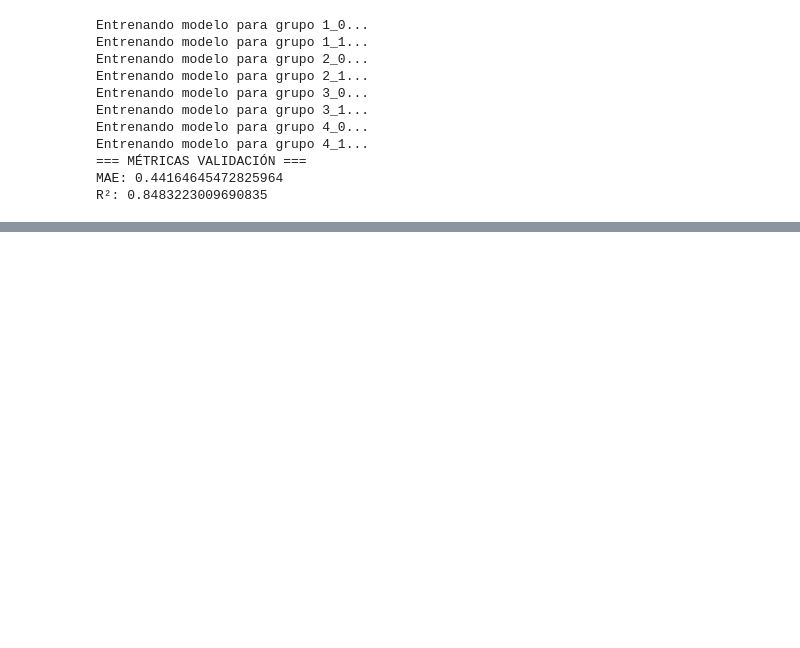
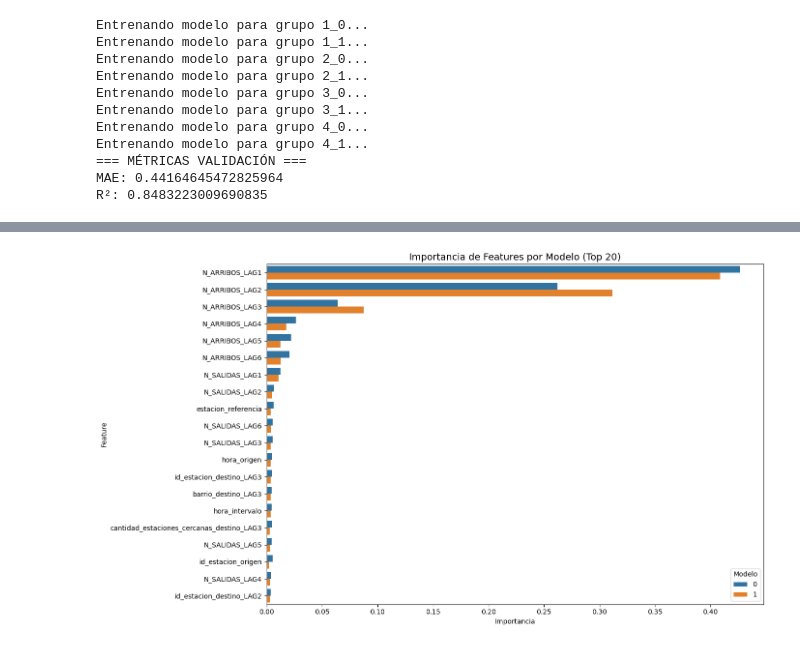
Before and after one commit to athinasalimm/FINAL_ML, a Jupyter notebook: random_forest.ipynb, the cells around one changed output, grey strips where cells are left out. Saved outputs shown, nothing was run; the diff lists cells and outputs as text; code cells hidden in the pictures; blank space fills up the shorter version.

```diff
--- a/random_forest.ipynb
+++ b/random_forest.ipynb
@@ -827,4 +836,6 @@ def entrenar_modelo_por_finde(path_modelado):
     print("MAE:", mean_absolute_error(y_val, y_val_preds))
     print("R²:", r2_score(y_val, y_val_preds))
 
-    return modelos, df_val, y_val, y_val_preds
+    return modelos, df_val, y_val, y_val_preds, X_train
+
+modelos_finde, df_val_finde, y_val_finde, y_val_preds_finde, X_train_finde = entrenar_modelo_por_finde("data/modelado/ds_modelado_ref.csv")
@@ -830,0 +850,40 @@ def entrenar_modelo_por_finde(path_modelado):
+# %%
+import pandas as pd
+import matplotlib.pyplot as plt
+import seaborn as sns
+
+def graficar_importancias_barplot(modelos, X_train, top_n=20):
+    features = X_train.drop(columns=["grupo_modelo"]).columns
+
+    # Crear DataFrame con las importancias
+    importancias_df = pd.concat(
+        [pd.Series(modelo.feature_importances_, index=features, name=grupo)
+         for grupo, modelo in modelos.items()],
+        axis=1
+    ).T
+
+    # Elegir top_n features por importancia promedio
+    cols_top = importancias_df.mean().sort_values(ascending=False).index[:top_n]
+    df_top = importancias_df[cols_top]
+
+    # Pasar a formato largo para graficar con seaborn
+    df_melt = df_top.reset_index().melt(id_vars="index", var_name="feature", value_name="importancia")
+    df_melt.rename(columns={"index": "modelo"}, inplace=True)
+
+    # Plot
+    plt.figure(figsize=(14, max(6, 0.4 * top_n)))
+    sns.barplot(data=df_melt, x="importancia", y="feature", hue="modelo")
+    plt.title(f"Importancia de Features por Modelo (Top {top_n})", fontsize=14)
+    plt.xlabel("Importancia")
+    plt.ylabel("Feature")
+    plt.legend(title="Modelo")
+    plt.tight_layout()
+    plt.show()
+
+X_train_finde = X_train_finde.copy()
+X_train_finde["grupo_modelo"] = 0  # no importa el valor, solo evita el error del drop
+
+# Llamar al gráfico
+graficar_importancias_barplot(modelos_finde, X_train_finde, top_n=20)
+# %% [output]
+[figure, added]
```
Also changed, not shown: parts of 3 cells of this notebook.
